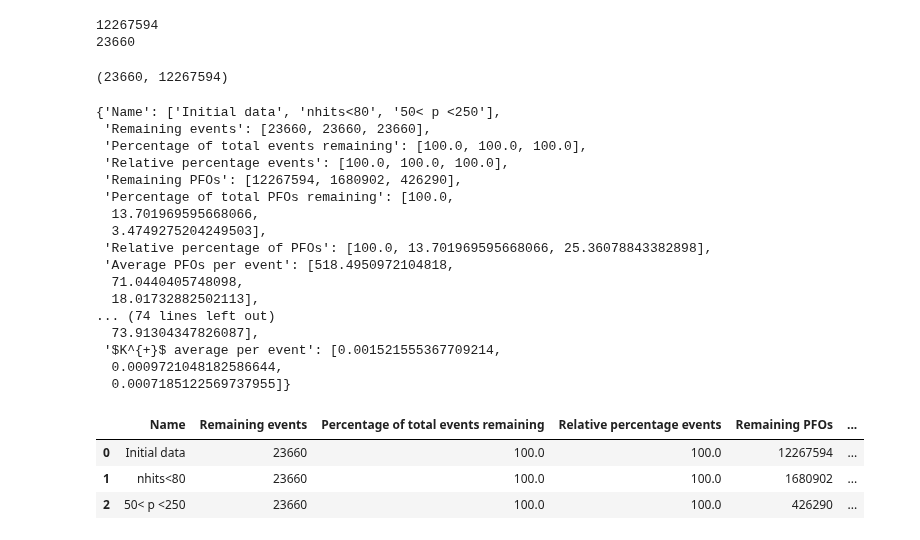
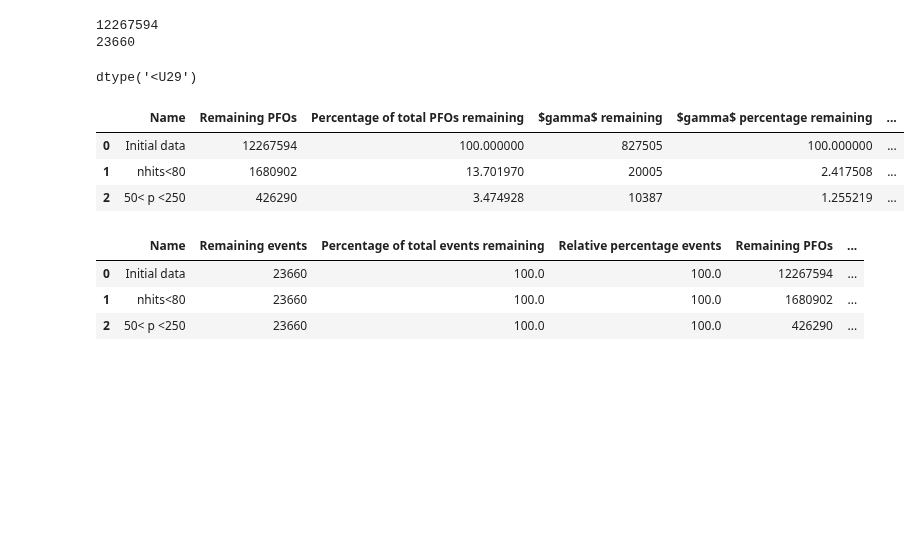
Before and after one commit to dlindebaum/pion-argon-xs-analysis, a Jupyter notebook: analysis/notebooks/cuthandler_tests.ipynb, the cells around one changed output. Saved outputs shown, nothing was run; the diff lists cells and outputs as text; code cells hidden in the pictures; blank space fills up the shorter version.

Commit message:
Working particles in tables

```diff
--- a/analysis/notebooks/cuthandler_tests.ipynb
+++ b/analysis/notebooks/cuthandler_tests.ipynb
@@ -821,36 +673,22 @@ print(ak.num(evts.recoParticles.nHits > 80, axis=0))
 # %% [output]
 12267594
 23660
-# %%
-cutter._start_sig
-# %% [output]
-(23660, 12267594)
+# %%
+np.array(CutHandler._particle_table_cols).dtype
+# %% [output]
+dtype('<U29')
 # %%
-cutter = CutHandler2(evts)
+cutter = CutHandler(evts)
 # %%
 cutter.add_mask(evts.recoParticles.nHits > 80, "nhits<80")
 cutter.add_mask(np.logical_and(evts.recoParticles.energy > 50, evts.recoParticles.energy < 250), "50< p <250")
-# %%
-cutter._gen_table()
-pd.DataFrame(cutter._table_data)
-# %% [output]
-{'Name': ['Initial data', 'nhits<80', '50< p <250'],
- 'Remaining events': [23660, 23660, 23660],
- 'Percentage of total events remaining': [100.0, 100.0, 100.0],
- 'Relative percentage events': [100.0, 100.0, 100.0],
- 'Remaining PFOs': [12267594, 1680902, 426290],
- 'Percentage of total PFOs remaining': [100.0,
-  13.701969595668066,
-  3.4749275204249503],
- 'Relative percentage of PFOs': [100.0, 13.701969595668066, 25.36078843382898],
- 'Average PFOs per event': [518.4950972104818,
-  71.0440405748098,
-  18.01732882502113],
-... (74 lines left out)
-  73.91304347826087],
- '$K^{+}$ average per event': [0.001521555367709214,
-  0.0009721048182586644,
-  0.0007185122569737955]}
+# %%
+cutter.get_table(particles_list=[22, 211], ave_per_event=False, relative_percent=False, events=False)
+# %% [output]
+|  | Name | Remaining PFOs | Percentage of total PFOs remaining | $gamma$ remaining | $gamma$ percentage remaining | ... |
+| 0 | Initial data | 12267594 | 100.000000 | 827505 | 100.000000 | ... |
+| 1 | nhits<80 | 1680902 | 13.701970 | 20005 | 2.417508 | ... |
+| 2 | 50< p <250 | 426290 | 3.474928 | 10387 | 1.255219 | ... |
 # %%
 pd.DataFrame(cutter._table_data)
 # %% [output]
```
Also changed, not shown: parts of 8 cells of this notebook.
